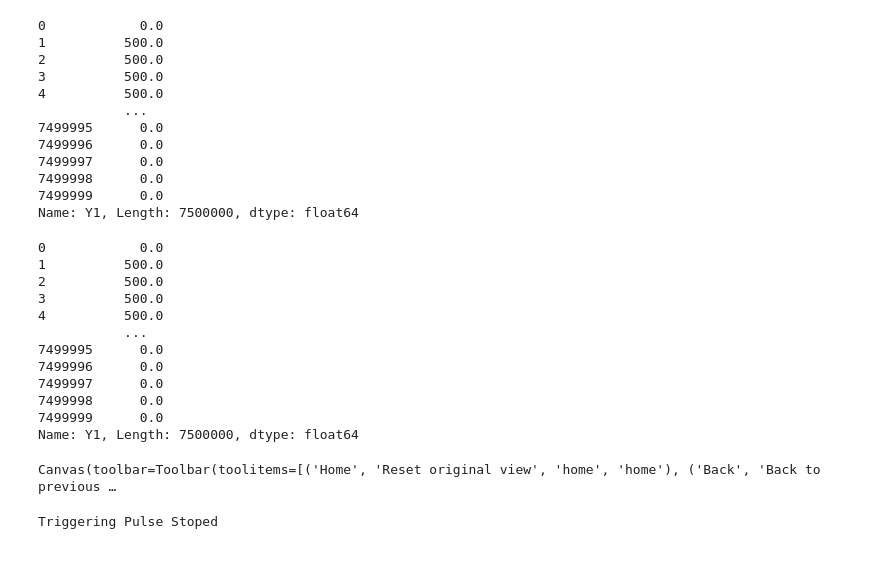
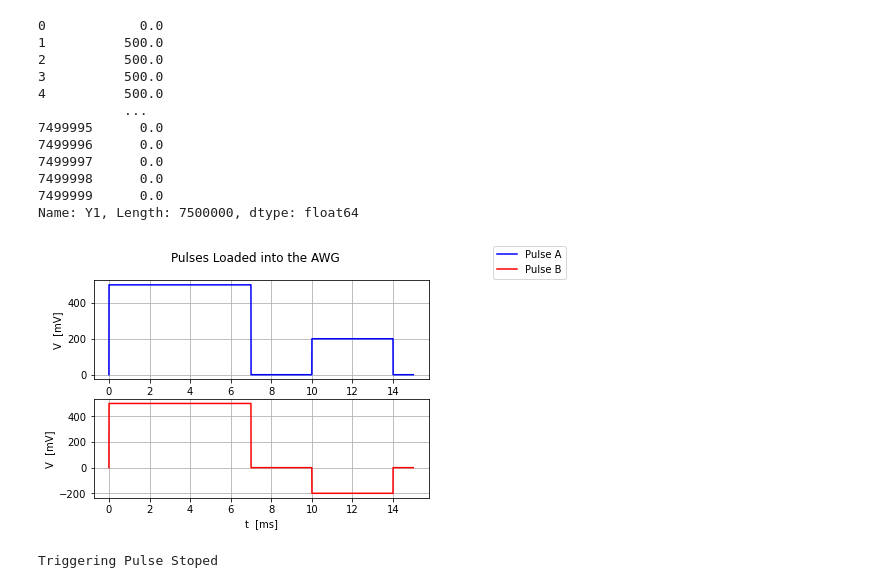
Before and after one commit to Holcan/STM, a Jupyter notebook: M8190/Box.ipynb, the cells around one changed output. Cells and saved outputs as stored; diff of their text form; code cells hidden in the pictures; blank space fills up the shorter version.

```diff
--- a/M8190/Box.ipynb
+++ b/M8190/Box.ipynb
@@ -85,0 +70,2 @@ test_run[1]
+# %%
+test_run = Triggered_Sequence_Setup(PList_secondsA,PList_secondsB,10,0,15,7500000,M8190A,AWG_Settings4,1)
@@ -98,43 +104,28 @@ test_run[1]['Y1']*AWG_Settings4['Voltage Amplitude']
 7499998      0.0
 7499999      0.0
 Name: Y1, Length: 7500000, dtype: float64
-# %%
-test_run[2]['Y1']*AWG_Settings4['Voltage Amplitude']
-# %% [output]
-0            0.0
-1          500.0
-2          500.0
-3          500.0
-4          500.0
-           ...
-7499995      0.0
-7499996      0.0
-7499997      0.0
-7499998      0.0
-7499999      0.0
-Name: Y1, Length: 7500000, dtype: float64
 # %%
 fig,ax= plt.subplots(2)
 
 ax[0].grid(True)
 ax[1].grid(True)
 fig.suptitle('Pulses Loaded into the AWG')
 
 
-ax[0].plot(test_run[3],test_run[1]['Y1']*AWG_Settings4['Voltage Amplitude'],label= 'Pulse A',color='blue')
-ax[1].plot(test_run[3],test_run[2]['Y1']*AWG_Settings4['Voltage Amplitude'],label= 'Pulse B',color='red')
+ax[0].plot(test_run[2],test_run[0]['Y1']*AWG_Settings4['Voltage Amplitude'],label= 'Pulse A',color='blue')
+ax[1].plot(test_run[2],test_run[1]['Y1']*AWG_Settings4['Voltage Amplitude'],label= 'Pulse B',color='red')
 ax[0].set_ylabel('V  [mV]')
 ax[0].set_xlabel('t  [ms]')
 ax[1].set_ylabel('V  [mV]')
 ax[1].set_xlabel('t  [ms]')
 
 #ax.set_title('Pulses Loaded into the AWG')
 
 fig.legend(bbox_to_anchor=(1.05, 1), loc='upper left', borderaxespad=0.)
 plt.show()
 #fig.savefig('Pulse_sweep_t=20',optimize=True,bbox_inches='tight')
 # %% [output]
-Canvas(toolbar=Toolbar(toolitems=[('Home', 'Reset original view', 'home', 'home'), ('Back', 'Back to previous …
+[figure, added]
 # %%
 Trigger_Pulse('DAQBNC1','ao1',1.5,4)
 # %% [output]
```
Also changed, not shown: parts of 20 cells of this notebook, 8 other files.
